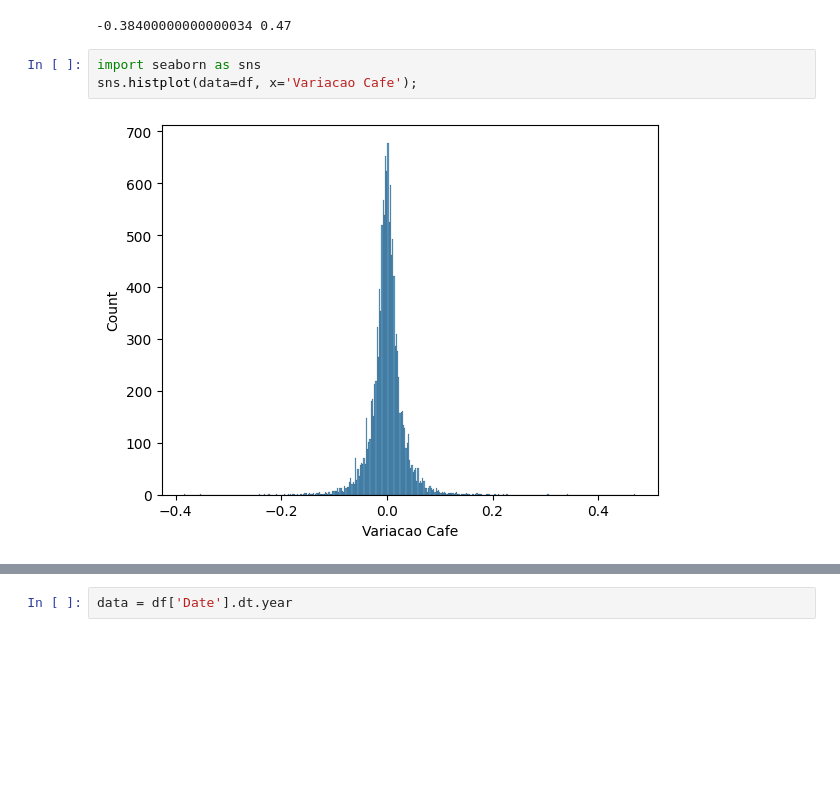
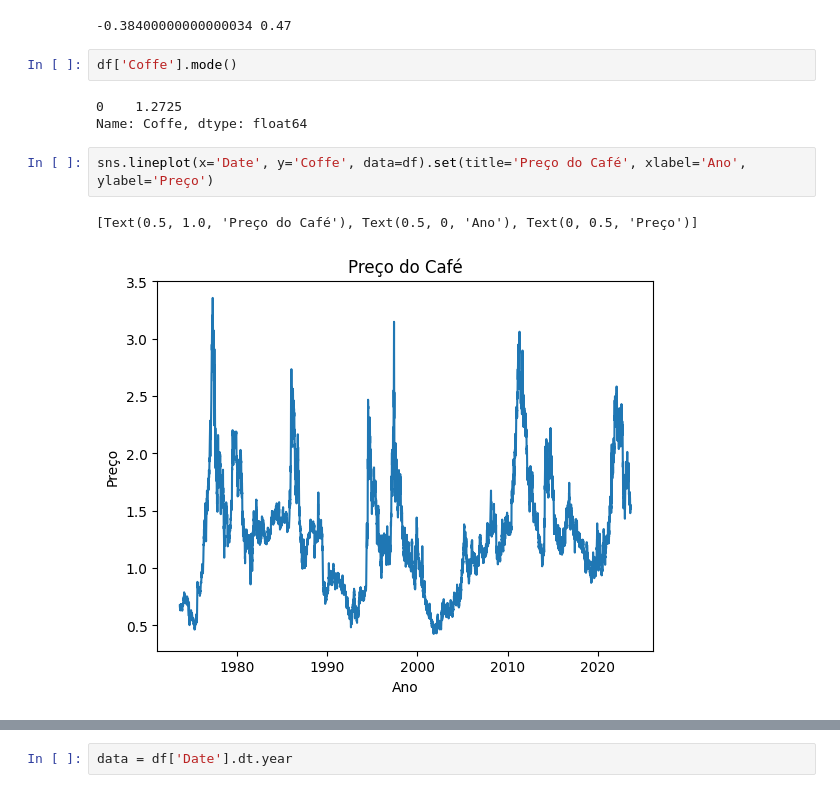
Before and after one commit to romu-lo/Previsao-Variacao-Preco-Cafe-Markov, a Jupyter notebook: analise.ipynb, the cells around one changed output, grey strips where cells are left out. Drawn from its saved outputs; the diff is of its cells as text; blank space fills up the shorter version.

```diff
--- a/analise.ipynb
+++ b/analise.ipynb
@@ -96,8 +111,13 @@ print('%f' % df['Variacao Cafe'].mean())
 print(df['Variacao Cafe'].min(), df['Variacao Cafe'].max())
 # %% [output]
 -0.38400000000000034 0.47
-# %%
-import seaborn as sns
-sns.histplot(data=df, x='Variacao Cafe');
-# %% [output]
-[figure, removed]
+# %%
+df['Coffe'].mode()
+# %% [output]
+0    1.2725
+Name: Coffe, dtype: float64
+# %%
+sns.lineplot(x='Date', y='Coffe', data=df).set(title='Preço do Café', xlabel='Ano', ylabel='Preço')
+# %% [output]
+[Text(0.5, 1.0, 'Preço do Café'), Text(0.5, 0, 'Ano'), Text(0, 0.5, 'Preço')]
+[figure, added]
```
Also changed, not shown: parts of 17 cells of this notebook.
